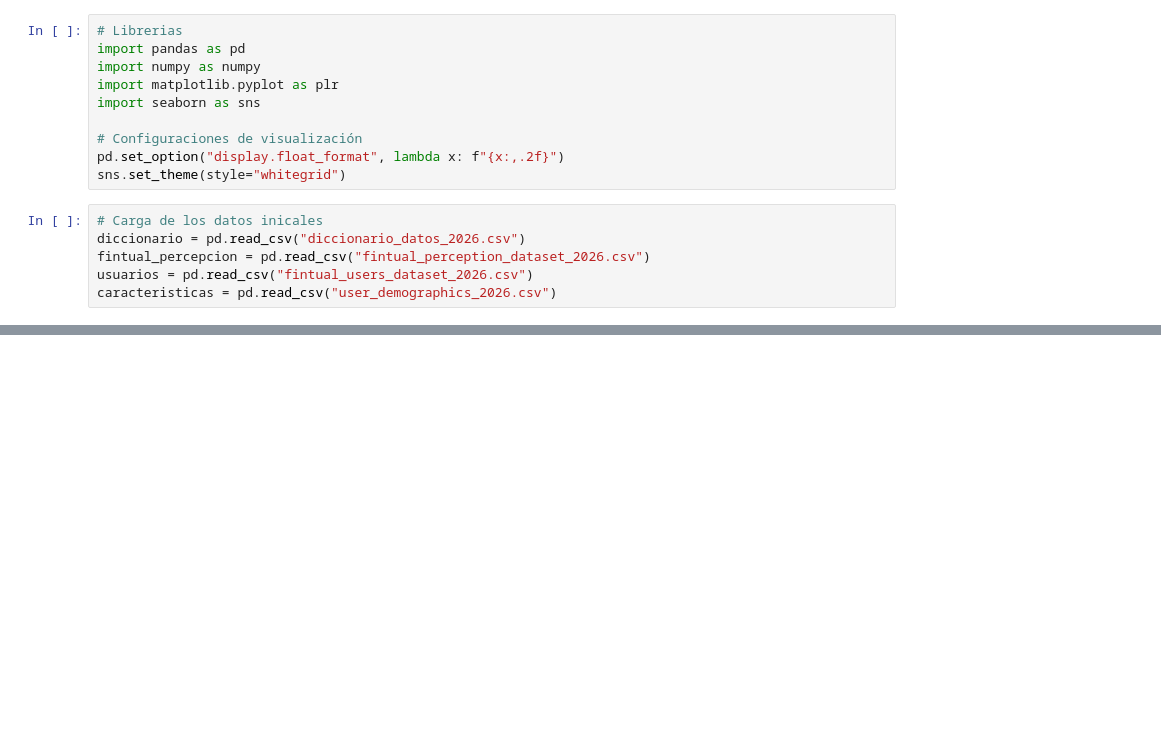
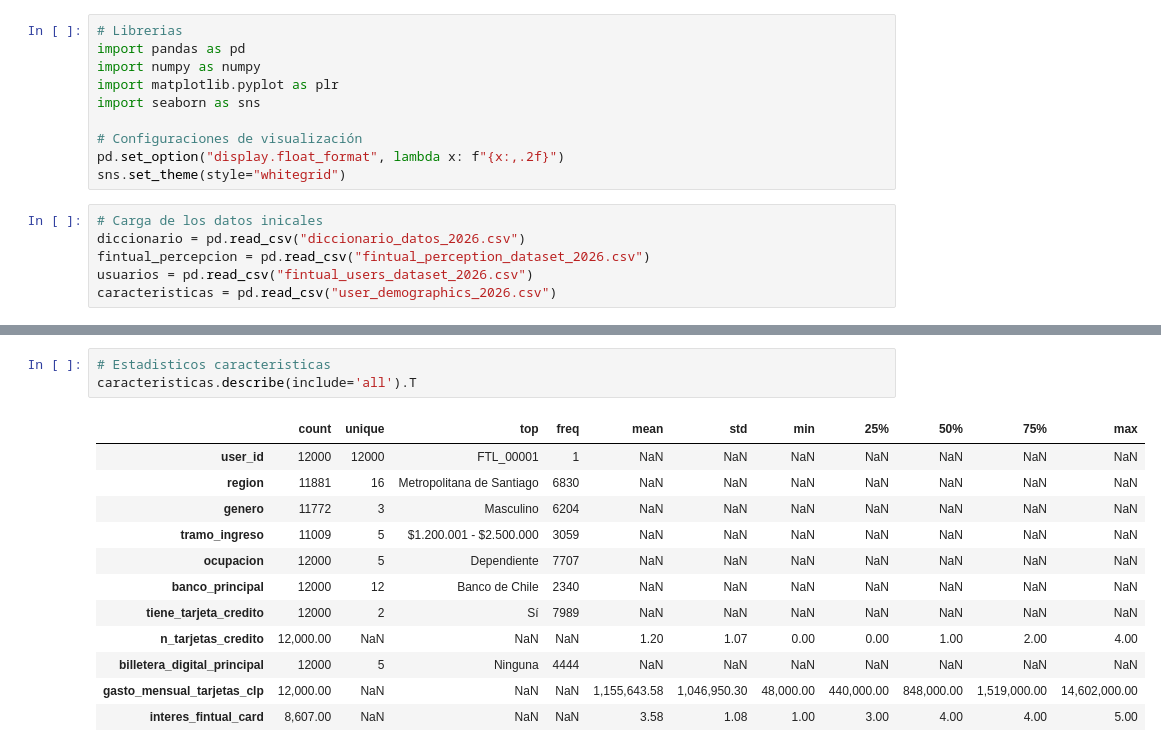
Before and after one commit to fcisternasg/fintual-card-marketing-analytics, a Jupyter notebook: Taller_Fintual.ipynb, the cells around one changed output, grey strips where cells are left out. Saved outputs shown, nothing was run; the diff lists cells and outputs as text; blank space fills up the shorter version.

```diff
--- a/Taller_Fintual.ipynb
+++ b/Taller_Fintual.ipynb
@@ -33,0 +65,16 @@ El dataset 'caracteristicas' tiene 12000 filas y 11 columnas.
+# %%
+# Estadisticos caracteristicas
+caracteristicas.describe(include='all').T
+# %% [output]
+|  | count | unique | top | freq | mean | std | min | 25% | 50% | 75% | max |
+| user_id | 12000 | 12000 | FTL_00001 | 1 | NaN | NaN | NaN | NaN | NaN | NaN | NaN |
+| region | 11881 | 16 | Metropolitana de Santiago | 6830 | NaN | NaN | NaN | NaN | NaN | NaN | NaN |
+| genero | 11772 | 3 | Masculino | 6204 | NaN | NaN | NaN | NaN | NaN | NaN | NaN |
+| tramo_ingreso | 11009 | 5 | $1.200.001 - $2.500.000 | 3059 | NaN | NaN | NaN | NaN | NaN | NaN | NaN |
+| ocupacion | 12000 | 5 | Dependiente | 7707 | NaN | NaN | NaN | NaN | NaN | NaN | NaN |
+| banco_principal | 12000 | 12 | Banco de Chile | 2340 | NaN | NaN | NaN | NaN | NaN | NaN | NaN |
+| tiene_tarjeta_credito | 12000 | 2 | Sí | 7989 | NaN | NaN | NaN | NaN | NaN | NaN | NaN |
+| n_tarjetas_credito | 12,000.00 | NaN | NaN | NaN | 1.20 | 1.07 | 0.00 | 0.00 | 1.00 | 2.00 | 4.00 |
+| billetera_digital_principal | 12000 | 5 | Ninguna | 4444 | NaN | NaN | NaN | NaN | NaN | NaN | NaN |
+| gasto_mensual_tarjetas_clp | 12,000.00 | NaN | NaN | NaN | 1,155,643.58 | 1,046,950.30 | 48,000.00 | 440,000.00 | 848,000.00 | 1,519,000.00 | 14,602,000.00 |
+| interes_fintual_card | 8,607.00 | NaN | NaN | NaN | 3.58 | 1.08 | 1.00 | 3.00 | 4.00 | 4.00 | 5.00 |
```
Also changed, not shown: parts of 7 cells of this notebook, 1 other file.
